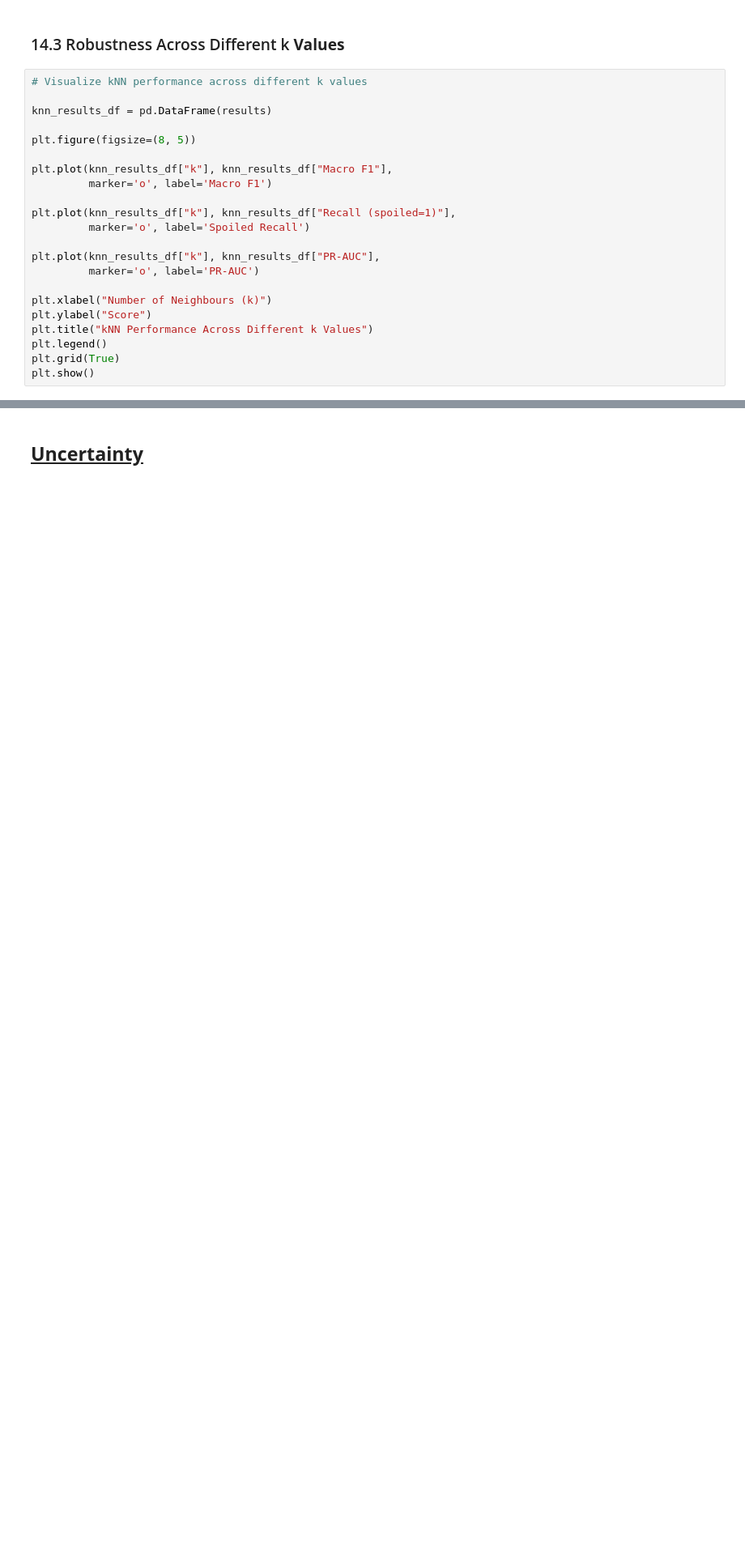
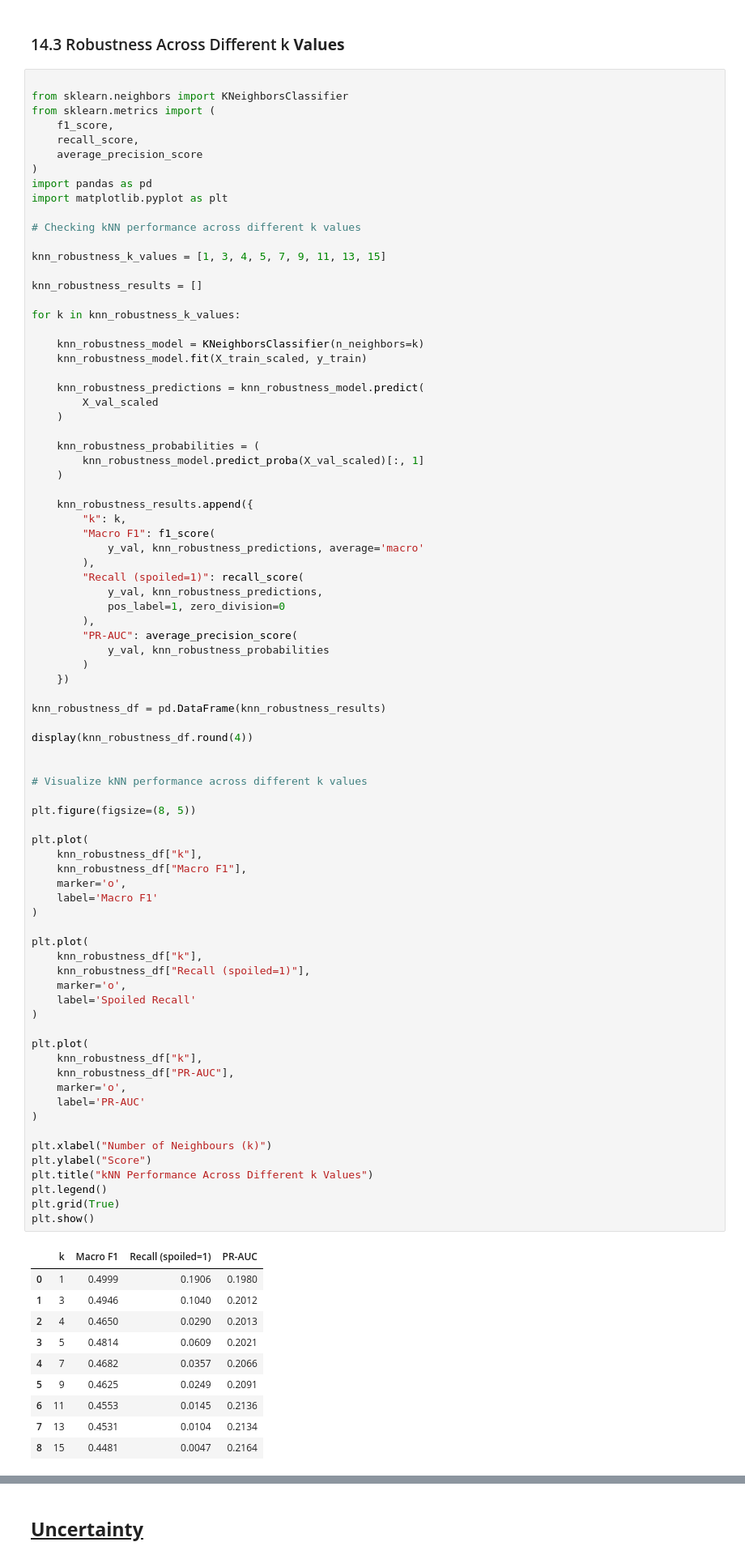
Before and after one commit to AnishaP3/Reducing-Inventory-Waste-in-Grocery-Stores, a Jupyter notebook: Notebooks/Mary_Milestone5.ipynb, the cells around one changed output, grey strips where cells are left out. Shown at 81% size. Cells and saved outputs as stored; diff of their text form; blank space fills up the shorter version.

```diff
--- a/Notebooks/Mary_Milestone5.ipynb
+++ b/Notebooks/Mary_Milestone5.ipynb
@@ -648,27 +666,95 @@ The threshold sensitivity experiment examined how different classification thres
 # %% [markdown]
 ### 14.3 Robustness Across Different k **Values**
 # %%
+
+from sklearn.neighbors import KNeighborsClassifier
+from sklearn.metrics import (
+    f1_score,
+    recall_score,
+    average_precision_score
+)
+import pandas as pd
+import matplotlib.pyplot as plt
+
+# Checking kNN performance across different k values
+
+knn_robustness_k_values = [1, 3, 4, 5, 7, 9, 11, 13, 15]
+
+knn_robustness_results = []
+
+for k in knn_robustness_k_values:
+
+    knn_robustness_model = KNeighborsClassifier(n_neighbors=k)
+    knn_robustness_model.fit(X_train_scaled, y_train)
+
+    knn_robustness_predictions = knn_robustness_model.predict(
+        X_val_scaled
+    )
+
+    knn_robustness_probabilities = (
+        knn_robustness_model.predict_proba(X_val_scaled)[:, 1]
+    )
+
+    knn_robustness_results.append({
+        "k": k,
+        "Macro F1": f1_score(
+            y_val, knn_robustness_predictions, average='macro'
+        ),
+        "Recall (spoiled=1)": recall_score(
+            y_val, knn_robustness_predictions,
+            pos_label=1, zero_division=0
+        ),
+        "PR-AUC": average_precision_score(
+            y_val, knn_robustness_probabilities
+        )
+    })
+
+knn_robustness_df = pd.DataFrame(knn_robustness_results)
+
+display(knn_robustness_df.round(4))
+
+
 # Visualize kNN performance across different k values
-
-knn_results_df = pd.DataFrame(results)
 
 plt.figure(figsize=(8, 5))
 
-plt.plot(knn_results_df["k"], knn_results_df["Macro F1"],
-         marker='o', label='Macro F1')
+plt.plot(
+    knn_robustness_df["k"],
+    knn_robustness_df["Macro F1"],
+    marker='o',
+    label='Macro F1'
+)
 
-plt.plot(knn_results_df["k"], knn_results_df["Recall (spoiled=1)"],
-         marker='o', label='Spoiled Recall')
+plt.plot(
+    knn_robustness_df["k"],
+    knn_robustness_df["Recall (spoiled=1)"],
+    marker='o',
+    label='Spoiled Recall'
+)
 
-plt.plot(knn_results_df["k"], knn_results_df["PR-AUC"],
-         marker='o', label='PR-AUC')
+plt.plot(
+    knn_robustness_df["k"],
+    knn_robustness_df["PR-AUC"],
+    marker='o',
+    label='PR-AUC'
+)
 
 plt.xlabel("Number of Neighbours (k)")
 plt.ylabel("Score")
 plt.title("kNN Performance Across Different k Values")
 plt.legend()
 plt.grid(True)
 plt.show()
 # %% [output]
+|  | k | Macro F1 | Recall (spoiled=1) | PR-AUC |
+| 0 | 1 | 0.4999 | 0.1906 | 0.1980 |
+| 1 | 3 | 0.4946 | 0.1040 | 0.2012 |
+| 2 | 4 | 0.4650 | 0.0290 | 0.2013 |
+| 3 | 5 | 0.4814 | 0.0609 | 0.2021 |
+| 4 | 7 | 0.4682 | 0.0357 | 0.2066 |
+| 5 | 9 | 0.4625 | 0.0249 | 0.2091 |
+| 6 | 11 | 0.4553 | 0.0145 | 0.2136 |
+| 7 | 13 | 0.4531 | 0.0104 | 0.2134 |
+| 8 | 15 | 0.4481 | 0.0047 | 0.2164 |
 [figure]
 # %% [markdown]
```
Also changed, not shown: parts of 9 cells of this notebook.
